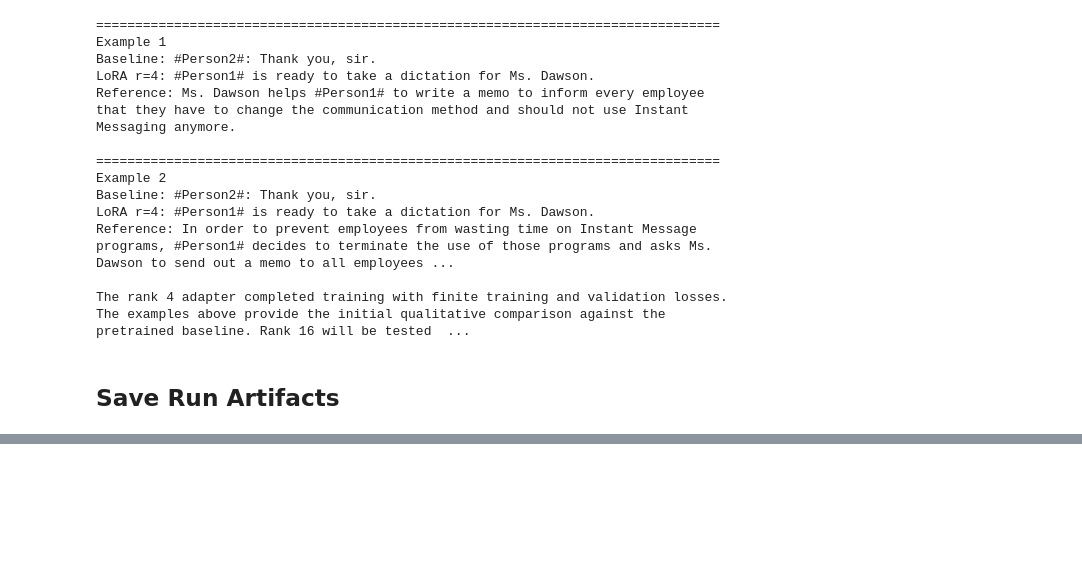
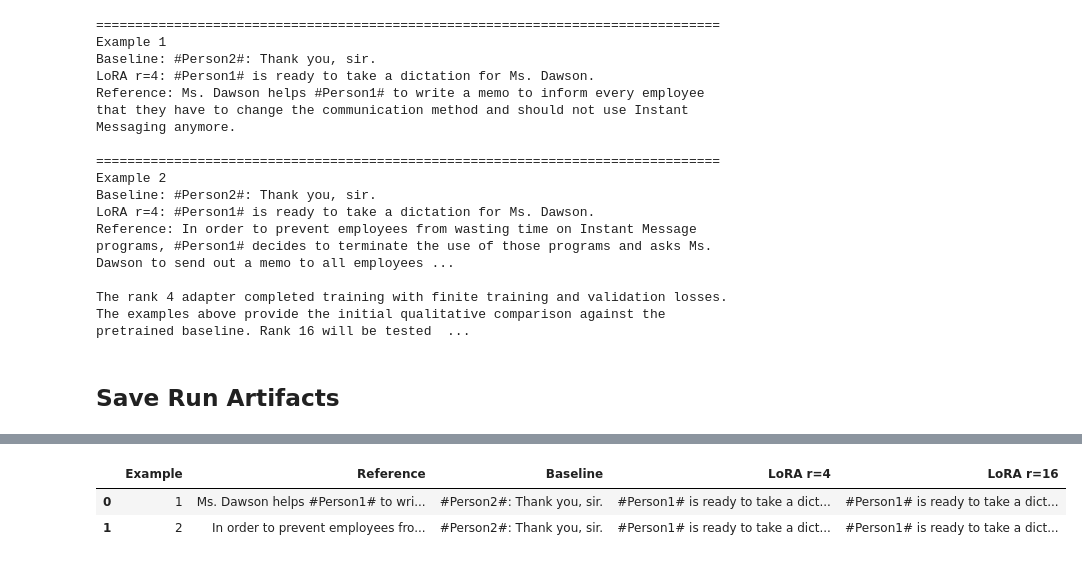
Before and after one commit to DrashtiShah23/data266-2046, a Jupyter notebook: hw5/HW5.ipynb, the cells around one changed output, grey strips where cells are left out. Saved outputs shown, nothing was run; the diff lists cells and outputs as text; code cells hidden in the pictures; blank space fills up the shorter version.

```diff
--- a/hw5/HW5.ipynb
+++ b/hw5/HW5.ipynb
@@ -954,0 +1439,24 @@ Training history:
+# %%
+output_comparison_df = pd.DataFrame(
+    {
+        "Example": [1, 2],
+        "Reference": [
+            example["reference"]
+            for example in evaluation_examples
+        ],
+        "Baseline": baseline_outputs,
+        "LoRA r=4": r4_saved_outputs,
+        "LoRA r=16": r16_outputs,
+    }
+)
+
+pd.set_option(
+    "display.max_colwidth",
+    None,
+)
+
+output_comparison_df
+# %% [output]
+|  | Example | Reference | Baseline | LoRA r=4 | LoRA r=16 |
+| 0 | 1 | Ms. Dawson helps #Person1# to wri... | #Person2#: Thank you, sir. | #Person1# is ready to take a dict... | #Person1# is ready to take a dict... |
+| 1 | 2 | In order to prevent employees fro... | #Person2#: Thank you, sir. | #Person1# is ready to take a dict... | #Person1# is ready to take a dict... |
```
Also changed, not shown: parts of 24 cells of this notebook.
